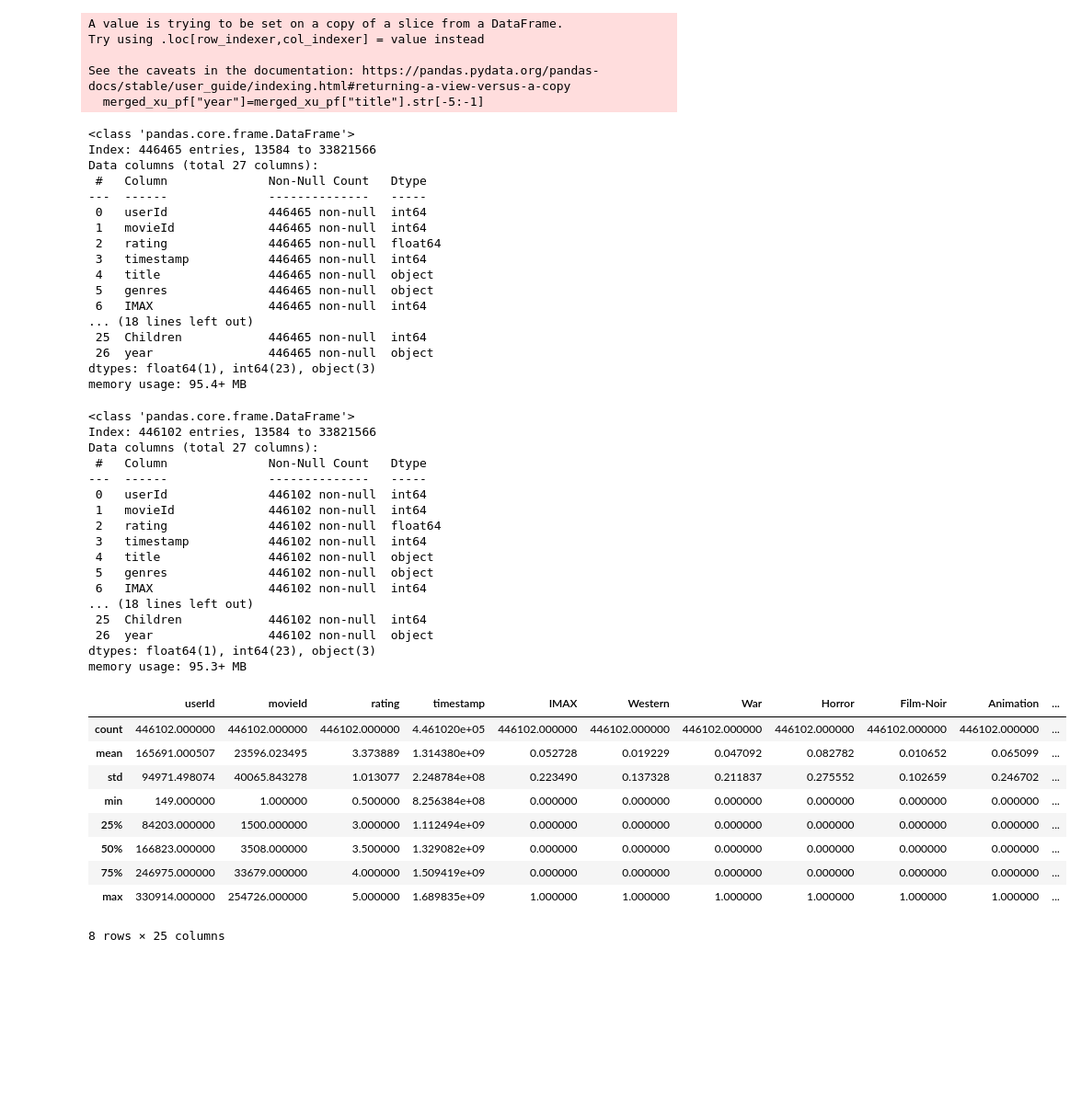
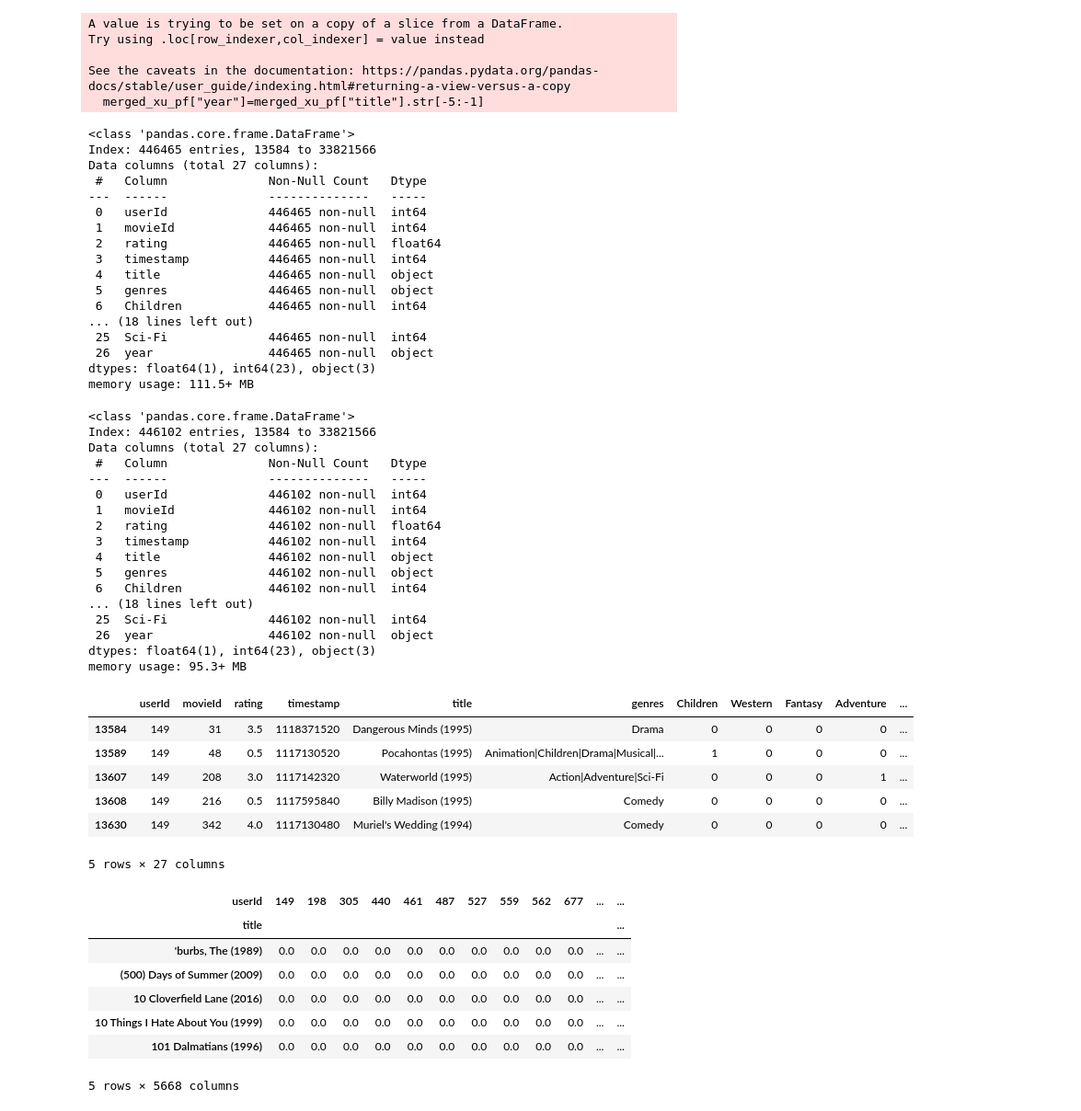
Before and after one commit to bearwinterfirth/movie_recommender, a Jupyter notebook: test.ipynb, the cells around one changed output. Shown: that part at 92% size. Cells and saved outputs as stored; diff of their text form; code cells hidden in the pictures; blank space fills up the shorter version.

Commit message:
pivot table with genres

```diff
--- a/test.ipynb
+++ b/test.ipynb
@@ -97,8 +97,8 @@ Index([      12,       20,       43,      156,      199,      206,      216,
 # %%
 set_of_genres=set()
 
-for j in merged.index:
-    list=merged["genres"][j].split("|")
+for j in merged_xu_pf.index:
+    list=merged_xu_pf["genres"][j].split("|")
     for word in list:
         set_of_genres.add(word)
 
@@ -162,12 +162,12 @@ Data columns (total 27 columns):
  3   timestamp           446465 non-null  int64
  4   title               446465 non-null  object
  5   genres              446465 non-null  object
- 6   IMAX                446465 non-null  int64
+ 6   Children            446465 non-null  int64
 ... (18 lines left out)
- 25  Children            446465 non-null  int64
+ 25  Sci-Fi              446465 non-null  int64
  26  year                446465 non-null  object
 dtypes: float64(1), int64(23), object(3)
-memory usage: 95.4+ MB
+memory usage: 111.5+ MB
 # %%
 merged_xu_pf=merged_xu_pf[merged_xu_pf["year"].str.isnumeric()]
 # %%
@@ -184,24 +184,35 @@ Data columns (total 27 columns):
  3   timestamp           446102 non-null  int64
  4   title               446102 non-null  object
  5   genres              446102 non-null  object
- 6   IMAX                446102 non-null  int64
+ 6   Children            446102 non-null  int64
 ... (18 lines left out)
- 25  Children            446102 non-null  int64
+ 25  Sci-Fi              446102 non-null  int64
  26  year                446102 non-null  object
 dtypes: float64(1), int64(23), object(3)
 memory usage: 95.3+ MB
 # %%
 merged_xu_pf["year"]=merged_xu_pf["year"].astype(int)
 # %%
-merged_xu_pf.describe()
+merged_xu_pf.head()
 # %% [output]
-|  | userId | movieId | rating | timestamp | IMAX | Western | War | Horror | Film-Noir | Animation | ... |
-| count | 446102.000000 | 446102.000000 | 446102.000000 | 4.461020e+05 | 446102.000000 | 446102.000000 | 446102.000000 | 446102.000000 | 446102.000000 | 446102.000000 | ... |
-| mean | 165691.000507 | 23596.023495 | 3.373889 | 1.314380e+09 | 0.052728 | 0.019229 | 0.047092 | 0.082782 | 0.010652 | 0.065099 | ... |
-| std | 94971.498074 | 40065.843278 | 1.013077 | 2.248784e+08 | 0.223490 | 0.137328 | 0.211837 | 0.275552 | 0.102659 | 0.246702 | ... |
-| min | 149.000000 | 1.000000 | 0.500000 | 8.256384e+08 | 0.000000 | 0.000000 | 0.000000 | 0.000000 | 0.000000 | 0.000000 | ... |
-| 25% | 84203.000000 | 1500.000000 | 3.000000 | 1.112494e+09 | 0.000000 | 0.000000 | 0.000000 | 0.000000 | 0.000000 | 0.000000 | ... |
-| 50% | 166823.000000 | 3508.000000 | 3.500000 | 1.329082e+09 | 0.000000 | 0.000000 | 0.000000 | 0.000000 | 0.000000 | 0.000000 | ... |
-| 75% | 246975.000000 | 33679.000000 | 4.000000 | 1.509419e+09 | 0.000000 | 0.000000 | 0.000000 | 0.000000 | 0.000000 | 0.000000 | ... |
-| max | 330914.000000 | 254726.000000 | 5.000000 | 1.689835e+09 | 1.000000 | 1.000000 | 1.000000 | 1.000000 | 1.000000 | 1.000000 | ... |
+|  | userId | movieId | rating | timestamp | title | genres | Children | Western | Fantasy | Adventure | ... |
+| 13584 | 149 | 31 | 3.5 | 1118371520 | Dangerous Minds (1995) | Drama | 0 | 0 | 0 | 0 | ... |
+| 13589 | 149 | 48 | 0.5 | 1117130520 | Pocahontas (1995) | Animation|Children|Drama|Musical|... | 1 | 0 | 0 | 0 | ... |
+| 13607 | 149 | 208 | 3.0 | 1117142320 | Waterworld (1995) | Action|Adventure|Sci-Fi | 0 | 0 | 0 | 1 | ... |
+| 13608 | 149 | 216 | 0.5 | 1117595840 | Billy Madison (1995) | Comedy | 0 | 0 | 0 | 0 | ... |
+| 13630 | 149 | 342 | 4.0 | 1117130480 | Muriel's Wedding (1994) | Comedy | 0 | 0 | 0 | 0 | ... |
-8 rows × 25 columns
+5 rows × 27 columns
+# %%
+design_matrix = merged_xu_pf.pivot_table(index="title", columns=["userId"], values="rating")
+
+design_matrix.fillna(0, inplace=True)
+design_matrix.head()
+# %% [output]
+| userId | 149 | 198 | 305 | 440 | 461 | 487 | 527 | 559 | 562 | 677 | ... | ... |
+| title |  |  |  |  |  |  |  |  |  |  |  | ... |
+| 'burbs, The (1989) | 0.0 | 0.0 | 0.0 | 0.0 | 0.0 | 0.0 | 0.0 | 0.0 | 0.0 | 0.0 | ... | ... |
+| (500) Days of Summer (2009) | 0.0 | 0.0 | 0.0 | 0.0 | 0.0 | 0.0 | 0.0 | 0.0 | 0.0 | 0.0 | ... | ... |
+| 10 Cloverfield Lane (2016) | 0.0 | 0.0 | 0.0 | 0.0 | 0.0 | 0.0 | 0.0 | 0.0 | 0.0 | 0.0 | ... | ... |
+| 10 Things I Hate About You (1999) | 0.0 | 0.0 | 0.0 | 0.0 | 0.0 | 0.0 | 0.0 | 0.0 | 0.0 | 0.0 | ... | ... |
+| 101 Dalmatians (1996) | 0.0 | 0.0 | 0.0 | 0.0 | 0.0 | 0.0 | 0.0 | 0.0 | 0.0 | 0.0 | ... | ... |
+5 rows × 5668 columns
```
Also changed, not shown: parts of 5 cells of this notebook.
